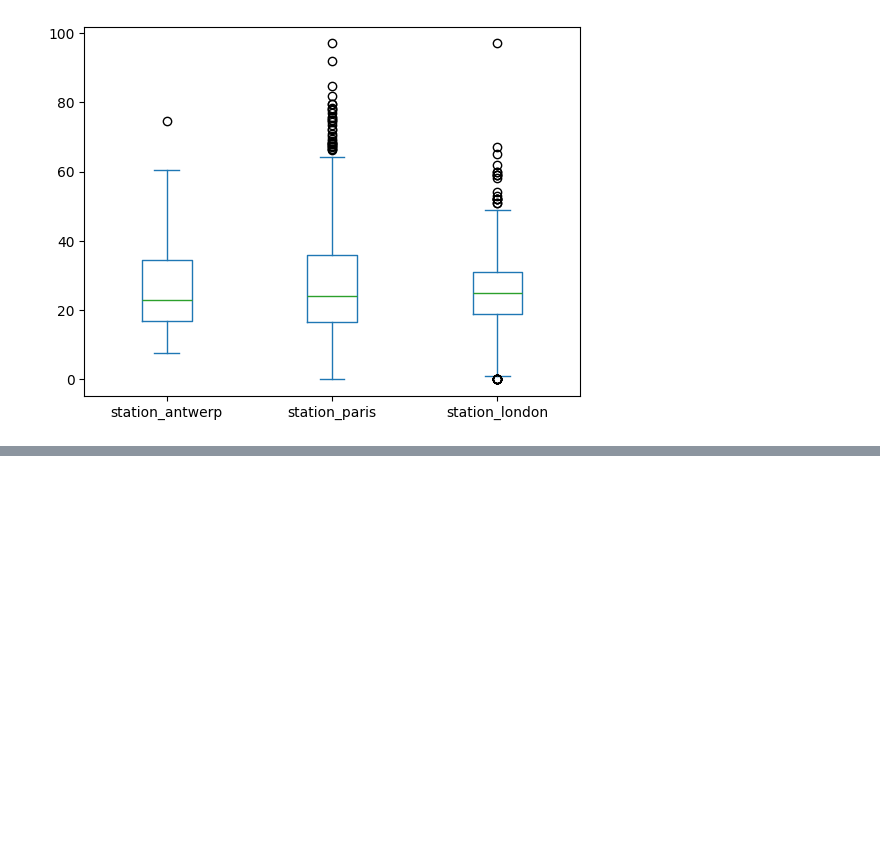
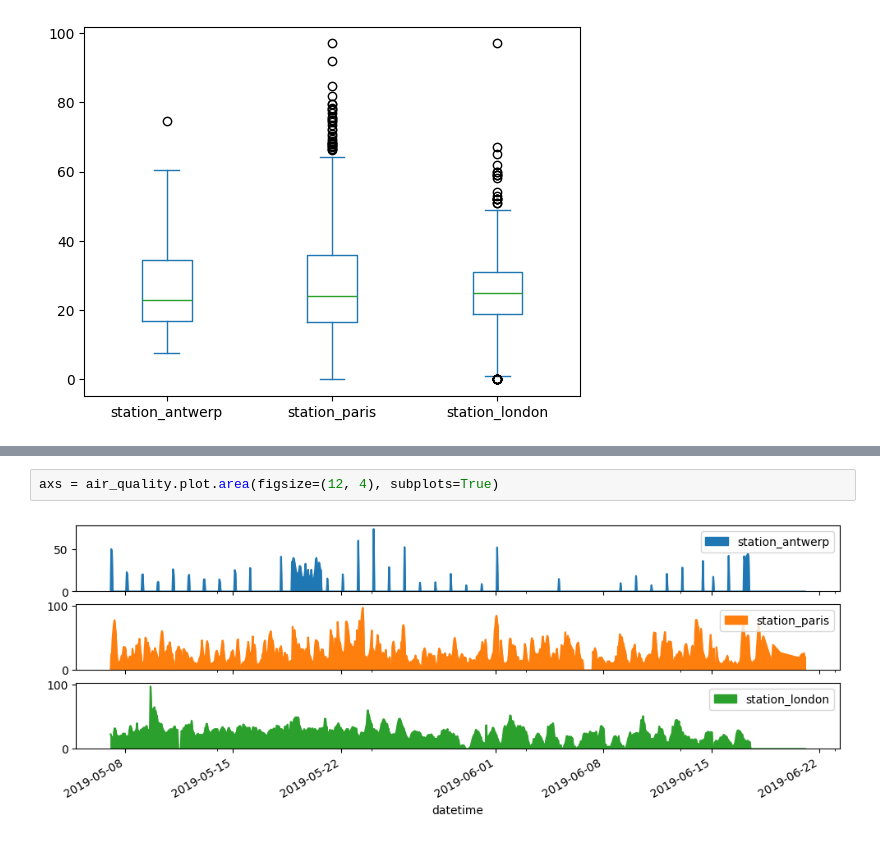
Before and after one commit to jarata/Pandas, a Jupyter notebook: tutorial/air_quality.ipynb, the cells around one changed output, grey strips where cells are left out. Cells and saved outputs as stored; diff of their text form; blank space fills up the shorter version.

Commit message:
more plot work

```diff
--- a/tutorial/air_quality.ipynb
+++ b/tutorial/air_quality.ipynb
@@ -38,0 +57,4 @@ air_quality.plot.box()
+# %%
+axs = air_quality.plot.area(figsize=(12, 4), subplots=True)
+# %% [output]
+[figure, added]
```
Also changed, not shown: parts of 4 cells of this notebook, 1 other file.
